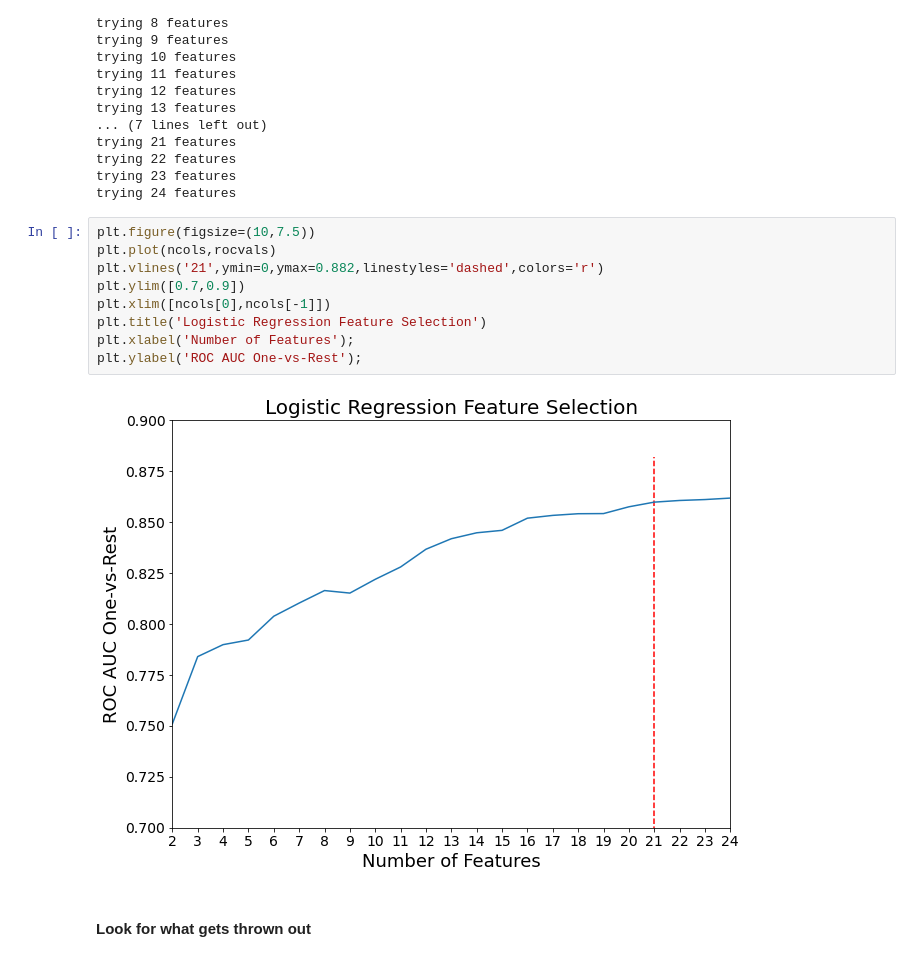
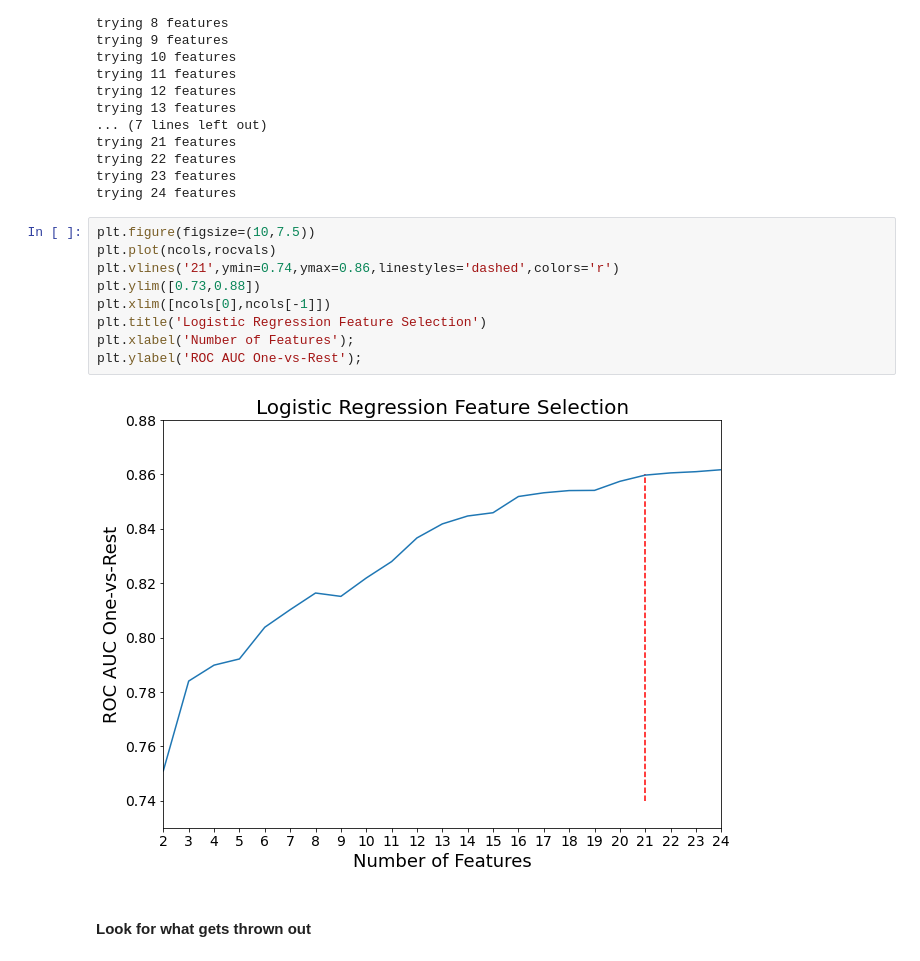
Before and after one commit to rchadwickholmes/geothermal_ml_pfa, a Jupyter notebook: modeling/MachineLearning_01_LR_Colab_WDS8.ipynb, the cells around one changed output. Saved outputs shown, nothing was run; the diff lists cells and outputs as text.

```diff
--- a/modeling/MachineLearning_01_LR_Colab_WDS8.ipynb
+++ b/modeling/MachineLearning_01_LR_Colab_WDS8.ipynb
@@ -480,14 +480,14 @@ trying 24 features
 # %%
 plt.figure(figsize=(10,7.5))
 plt.plot(ncols,rocvals)
-plt.vlines('21',ymin=0,ymax=0.882,linestyles='dashed',colors='r')
-plt.ylim([0.7,0.9])
+plt.vlines('21',ymin=0.74,ymax=0.86,linestyles='dashed',colors='r')
+plt.ylim([0.73,0.88])
 plt.xlim([ncols[0],ncols[-1]])
 plt.title('Logistic Regression Feature Selection')
 plt.xlabel('Number of Features');
 plt.ylabel('ROC AUC One-vs-Rest');
 # %% [output]
-[figure, old version]
+[figure, new version]
 # %% [markdown]
 #### Look for what gets thrown out
 # %%
```
Also changed, not shown: parts of 3 cells of this notebook, 8 other files.
